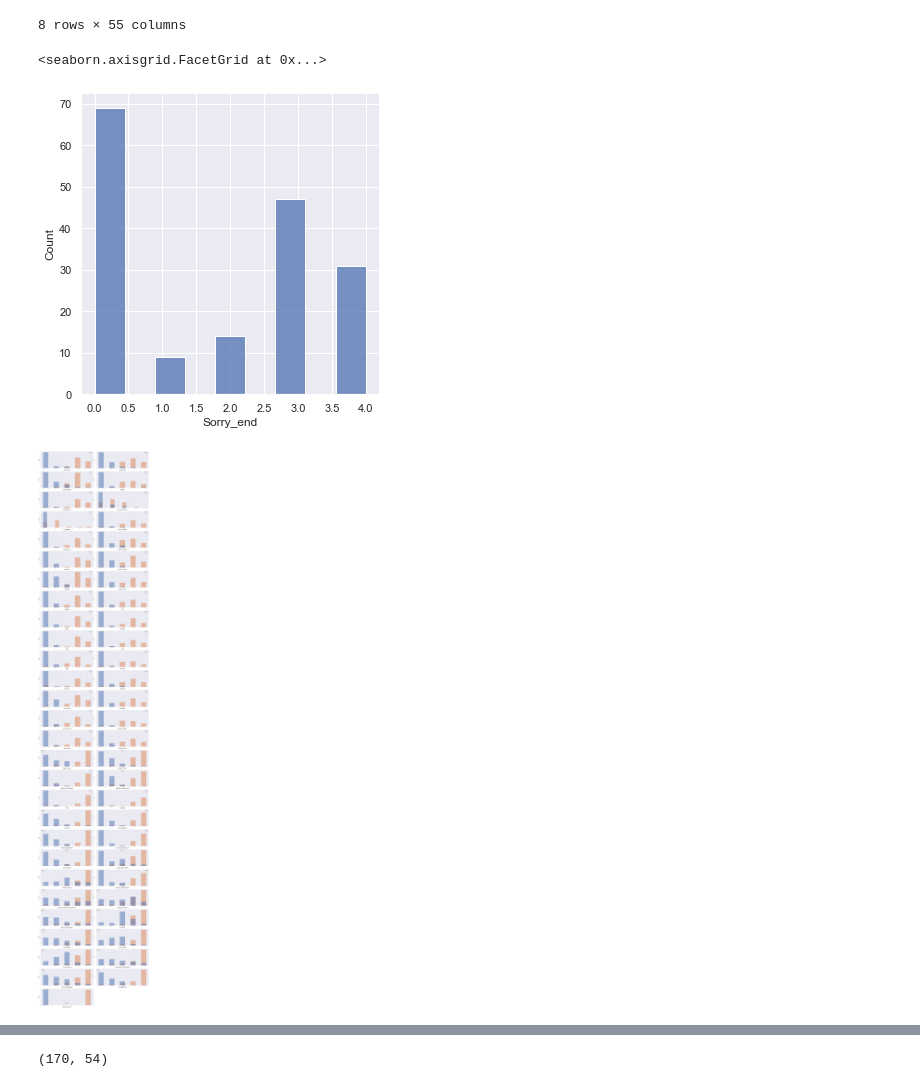
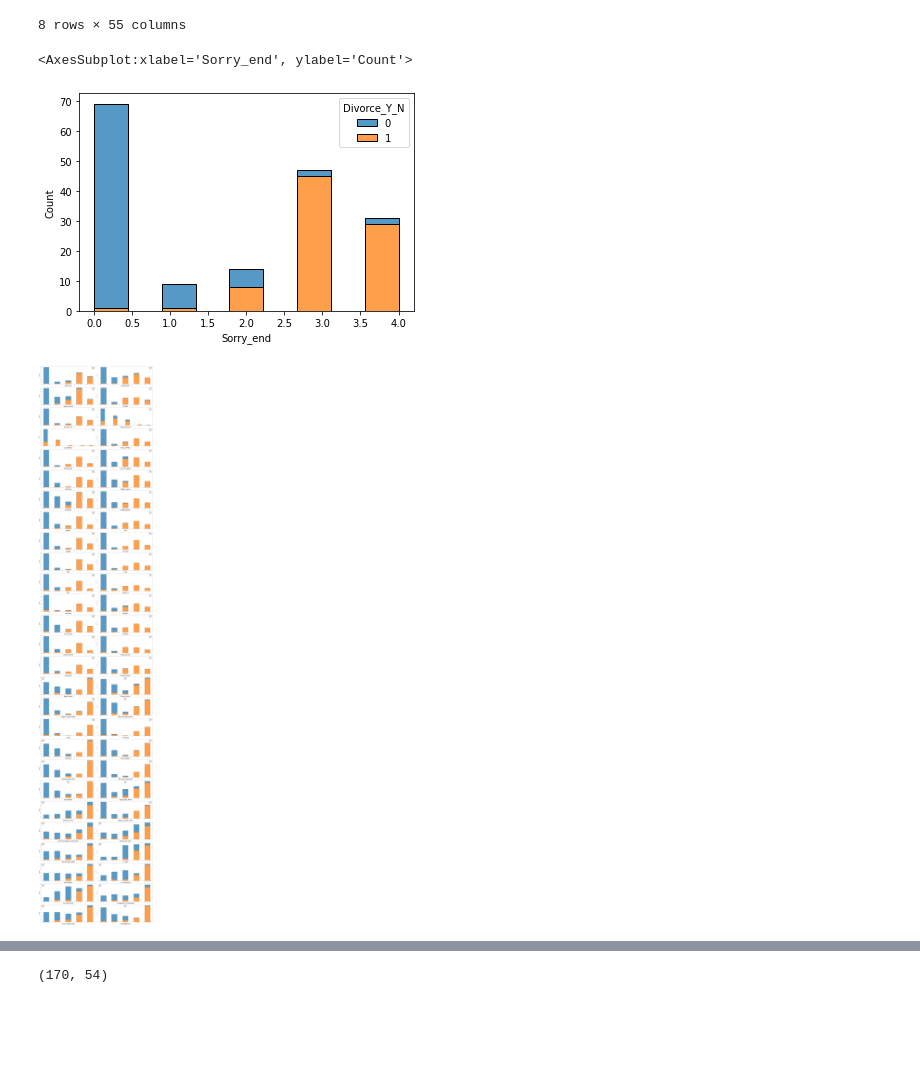
Before and after one commit to MaSOouD69/Divorce, a Jupyter notebook: Divorce Prediction.ipynb, the cells around one changed output, grey strips where cells are left out. Saved outputs shown, nothing was run; the diff lists cells and outputs as text; code cells hidden in the pictures; blank space fills up the shorter version.

Commit message:
stack and hue to the bars and descriptipob

```diff
--- a/Divorce Prediction.ipynb
+++ b/Divorce Prediction.ipynb
@@ -65,21 +65,22 @@ df.describe()
 | max | 4.000000 | 4.000000 | 4.000000 | 4.000000 | 4.000000 | 4.000000 | 4.000000 | ... |
 8 rows × 55 columns
 # %%
-sns.plot(df,x='Sorry_end')
+# first column in data set
+sns.histplot(df,x='Sorry_end', hue=df['Divorce_Y_N'],multiple="stack")
 # %% [output]
-<seaborn.axisgrid.FacetGrid at 0x...>
+<AxesSubplot:xlabel='Sorry_end', ylabel='Count'>
-[figure, old version]
+[figure, new version]
 # %%
 plt.figure(figsize=(30,150))
 
-for col in range(len(df.columns)):
+for col in range(len(df.columns)-1):
     x=df.columns[col]
     plt.subplot(28,2,(col+1))
-    sns.histplot(df,x=x, hue=df['Divorce_Y_N'])
+    sns.histplot(df,x=x, hue=df['Divorce_Y_N'],multiple="stack")
     plt.xlabel(x,fontsize=26)
     plt.ylabel("count",fontsize=18)
 plt.tight_layout()
 plt.show()
 # %% [output]
-[figure, old version]
+[figure, new version]
 # %%
```
Also changed, not shown: parts of 6 cells of this notebook.
